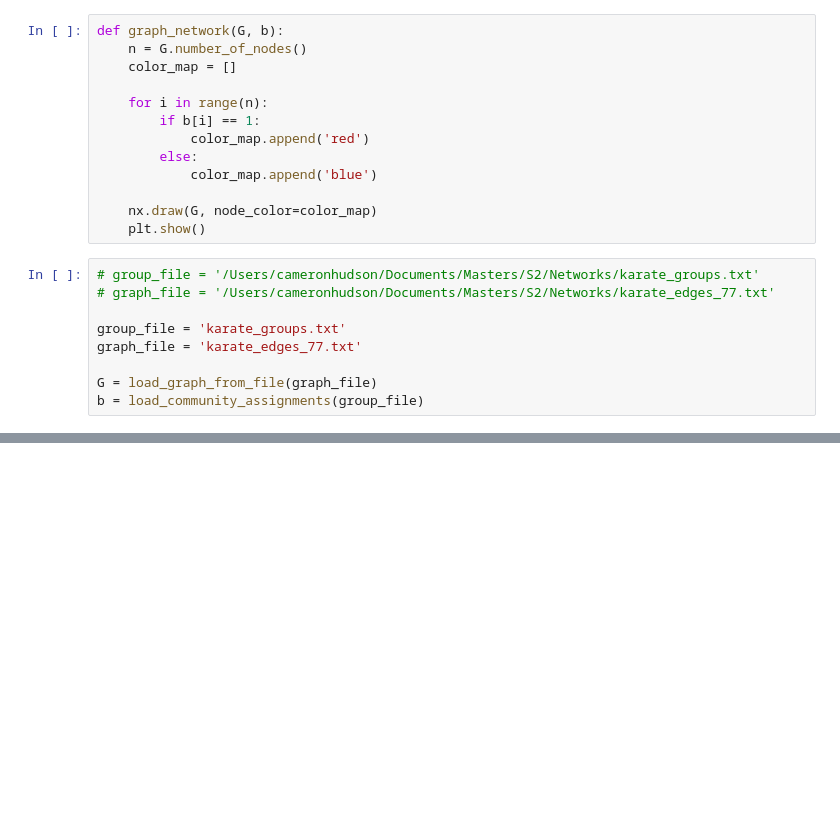
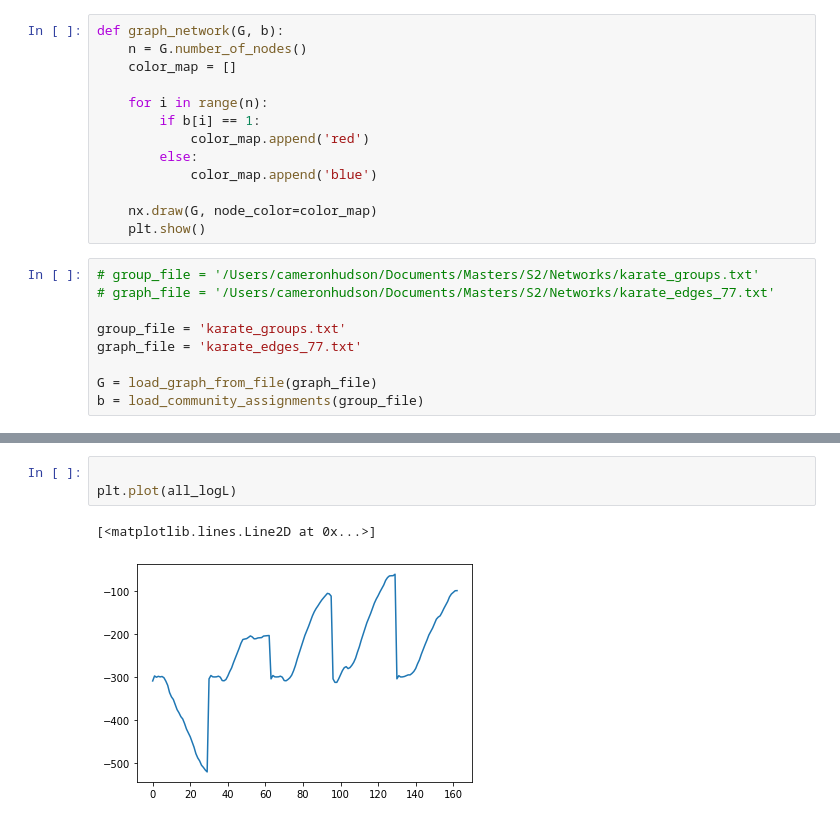
Before and after one commit to AlexanderFriedrichsen/statistical_analysis_of_networks, a Jupyter notebook: hw3.ipynb, the cells around one changed output, grey strips where cells are left out. Saved outputs shown, nothing was run; the diff lists cells and outputs as text; blank space fills up the shorter version.

```diff
--- a/hw3.ipynb
+++ b/hw3.ipynb
@@ -261,0 +347,6 @@ plt.plot(logL)
+# %%
+
+plt.plot(all_logL)
+# %% [output]
+[<matplotlib.lines.Line2D at 0x...>]
+[figure, added]
```
Also changed, not shown: parts of 16 cells of this notebook, 16 other files.
